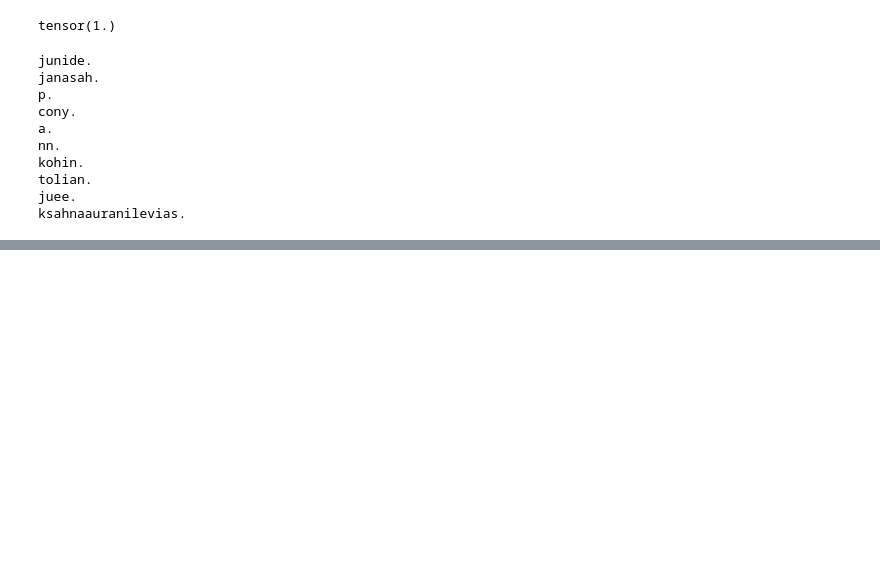
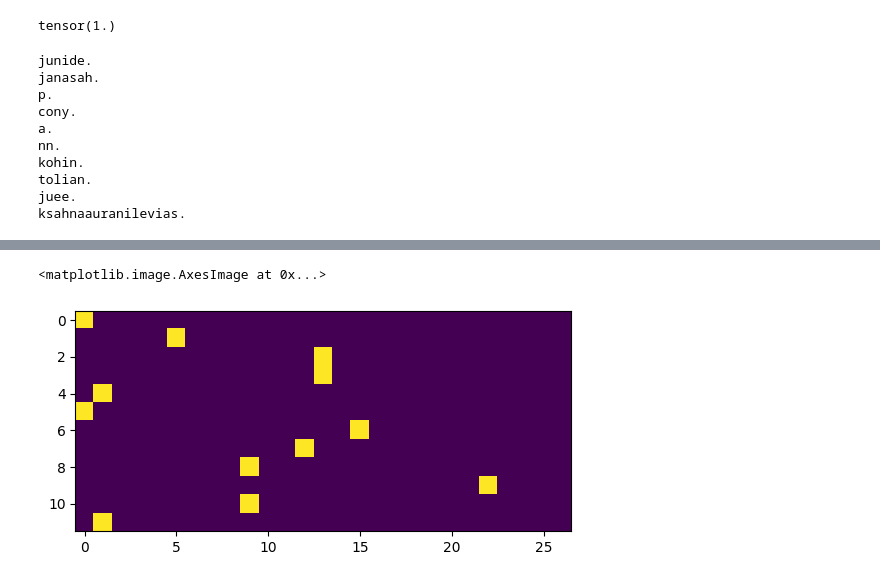
Before and after one commit to vonhathanh/micrograd, a Jupyter notebook: MakeMore.ipynb, the cells around one changed output, grey strips where cells are left out. Cells and saved outputs as stored; diff of their text form; code cells hidden in the pictures; blank space fills up the shorter version.

```diff
--- a/MakeMore.ipynb
+++ b/MakeMore.ipynb
@@ -138,7 +146,7 @@ ksahnaauranilevias.
 # %%
 P = N.float()
 # %%
-P = N.float()
+P = (N+1).float()
 P = P / P.sum(dim=1, keepdims=True)
 # %%
 P
@@ -188,12 +196,21 @@ tolian.
 juee.
 ksahnaauranilevias.
 # %%
-for w in words[:3]:
+log_likelihood = 0.0
+n = 0
+for w in ["andrejq"]:
     chs = ["."] + list(w) + ["."]
     for w1, w2 in zip(chs, chs[1:]):
         ix1 = stoi[w1]
         ix2 = stoi[w2]
         prob = P[ix1][ix2]
         logprob = torch.log(prob)
+        log_likelihood += logprob
+        n += 1
         print(f"{w1}{w2}: {prob:.4f}, {logprob:.4f}")
+
+print(f"{log_likelihood=}")
+nll = -log_likelihood
+print(f"{nll=}")
+print(f"{nll/n}")
 # %% [output]
@@ -215,0 +228,11 @@ a.: 0.1960, -1.6299
+# %%
+xs, ys = [], []
+for w in words[:2]:
+    chs = ["."] + list(w) + ["."]
+    for w1, w2 in zip(chs, chs[1:]):
+        ix1 = stoi[w1]
+        ix2 = stoi[w2]
+        xs.append(ix1)
+        ys.append(ix2)
+xs, ys = torch.tensor(xs), torch.tensor(ys)
+xs
@@ -215,0 +245,4 @@ a.: 0.1960, -1.6299
+# %%
+import torch.nn.functional as F
+xenc = F.one_hot(xs, num_classes=27).float()
+xenc
@@ -215,0 +267,5 @@ a.: 0.1960, -1.6299
+# %%
+plt.imshow(xenc)
+# %% [output]
+<matplotlib.image.AxesImage at 0x...>
+[figure, added]
```
Also changed, not shown: parts of 25 cells of this notebook.
